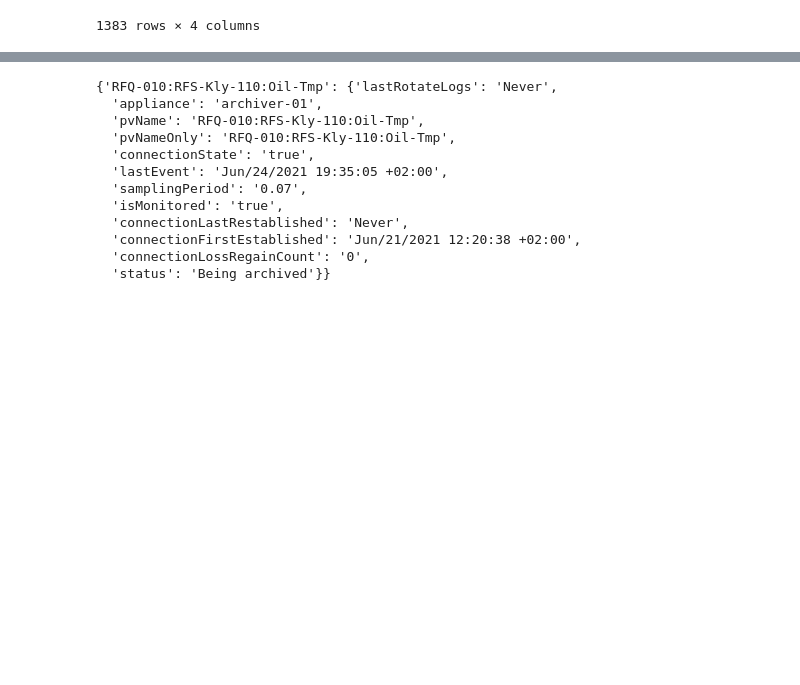
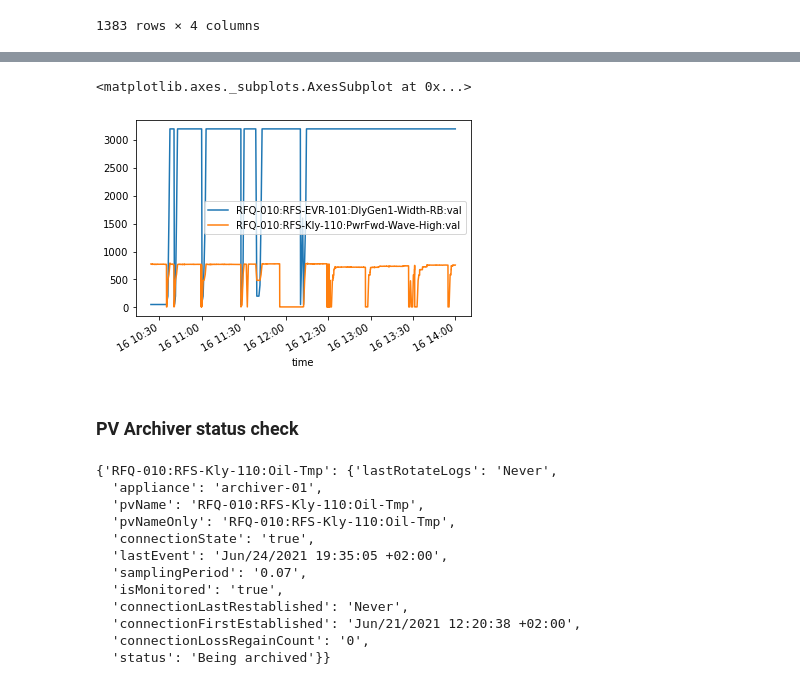
Before and after one commit to agorzawski/pychiver, a Jupyter notebook: examples/Simple Archiver.ipynb, the cells around one changed output, grey strips where cells are left out. Saved outputs shown, nothing was run; the diff lists cells and outputs as text; code cells hidden in the pictures; blank space fills up the shorter version.

```diff
--- a/examples/Simple Archiver.ipynb
+++ b/examples/Simple Archiver.ipynb
@@ -47,0 +60,13 @@ data
+# %%
+pvs = ("RFQ-010:RFS-Kly-110:PwrFwd-Wave-High",  # often archived PV
+       "RFQ-010:RFS-EVR-101:DlyGen1-Width-RB", # less often archived PV
+       "RFQ-010:RFS-EVR-101:CycleFreq-RB")     # even more less often archived PV
+
+startTime = '2021-07-16 10:24:00'
+endTime = '2021-07-16 14:00:00'
+
+from pychiver.calculations import LastAcquiredValueInterpolationStrategy
+
+data = archiver.getAligned(pvs, start_date=startTime, end_date=endTime,
+                           strategy=LastAcquiredValueInterpolationStrategy,
+                           entries_limit=(3000, None, None,))
@@ -48,3 +91,10 @@ data
+# %%
+data.plot(x='time', y=['RFQ-010:RFS-EVR-101:DlyGen1-Width-RB:val', 'RFQ-010:RFS-Kly-110:PwrFwd-Wave-High:val'])
+# %% [output]
+<matplotlib.axes._subplots.AxesSubplot at 0x...>
+[figure, added]
+# %% [markdown]
+### PV Archiver status check
 # %%
 archiver.check('RFQ-010:RFS-Kly-110:Oil-Tmp')
 # %% [output]
```
Also changed, not shown: parts of 8 cells of this notebook, 3 other files.
